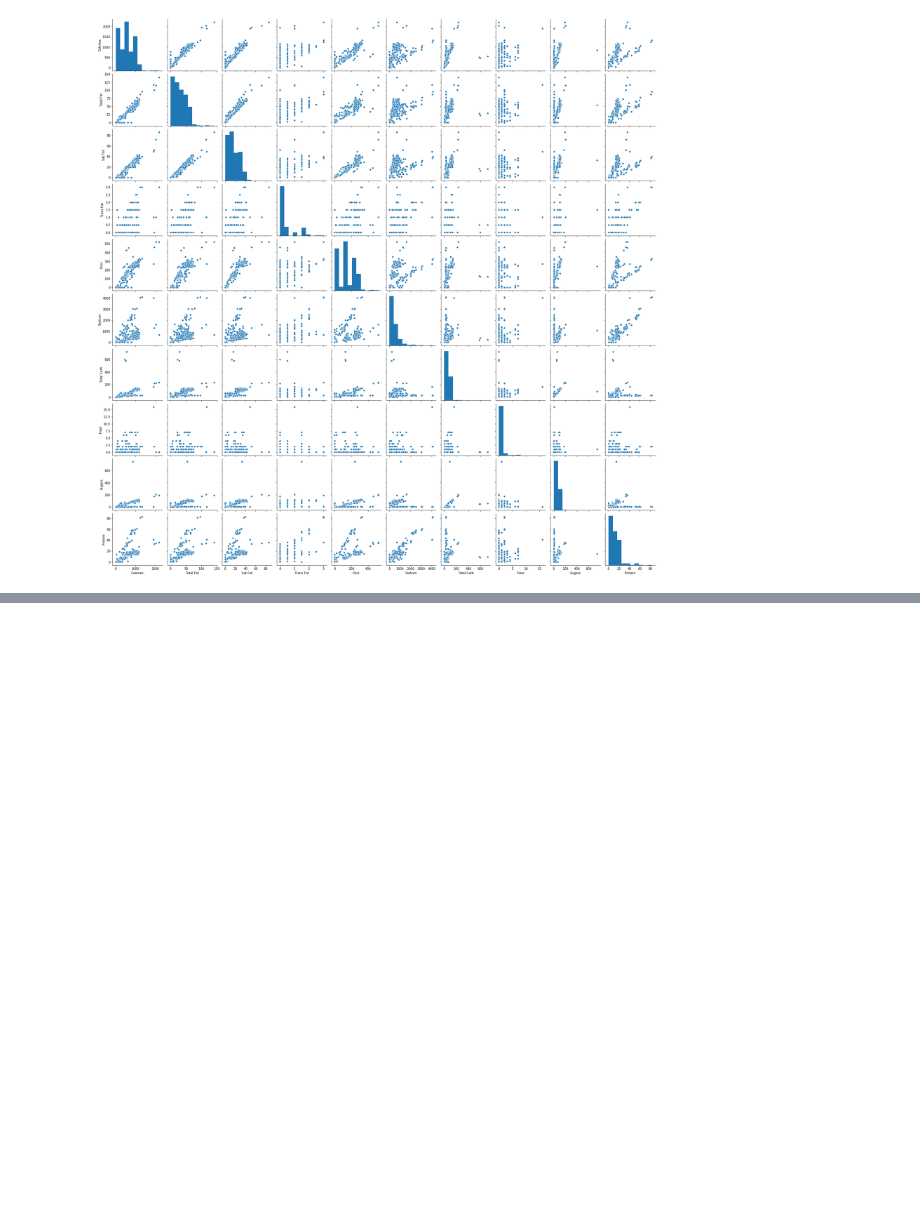
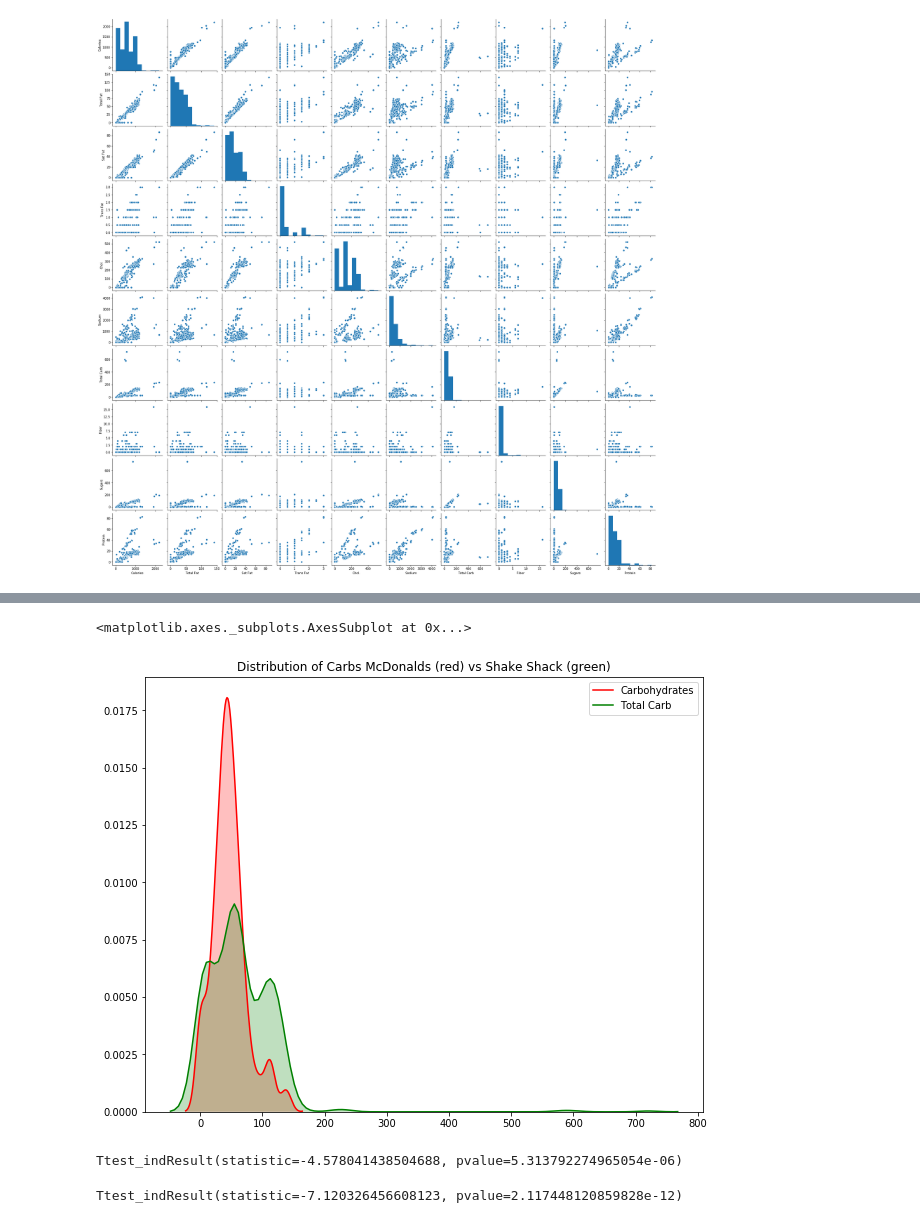
Before and after one commit to agorina91/burgers, a Jupyter notebook: Burger_Statistics.ipynb, the cells around one changed output, grey strips where cells are left out. Drawn from its saved outputs; the diff is of its cells as text; code cells hidden in the pictures; blank space fills up the shorter version.

```diff
--- a/Burger_Statistics.ipynb
+++ b/Burger_Statistics.ipynb
@@ -249,0 +287,9 @@ sns.pairplot(c_ss)
+# %%
+#comparing distributions of carbs
+plt.figure(figsize = (10,8))
+plt.title('Distribution of Carbs McDonalds (red) vs Shake Shack (green)')
+sns.kdeplot(c_mcd['Carbohydrates'], shade=1, color='red')
+sns.kdeplot(c_ss['Total Carb'], shade=1, color='green')
+# %% [output]
+<matplotlib.axes._subplots.AxesSubplot at 0x...>
+[figure, added]
@@ -249,0 +300,10 @@ sns.pairplot(c_ss)
+# %%
+#Carbs
+stats.ttest_ind(c_mcd['Carbohydrates'], c_ss['Total Carb'])
+# %% [output]
+Ttest_indResult(statistic=-4.578041438504688, pvalue=5.313792274965054e-06)
+# %%
+#Calories
+stats.ttest_ind(c_mcd['Calories'], c_ss['Calories'])
+# %% [output]
+Ttest_indResult(statistic=-7.120326456608123, pvalue=2.117448120859828e-12)
```
Also changed, not shown: parts of 10 cells of this notebook.
